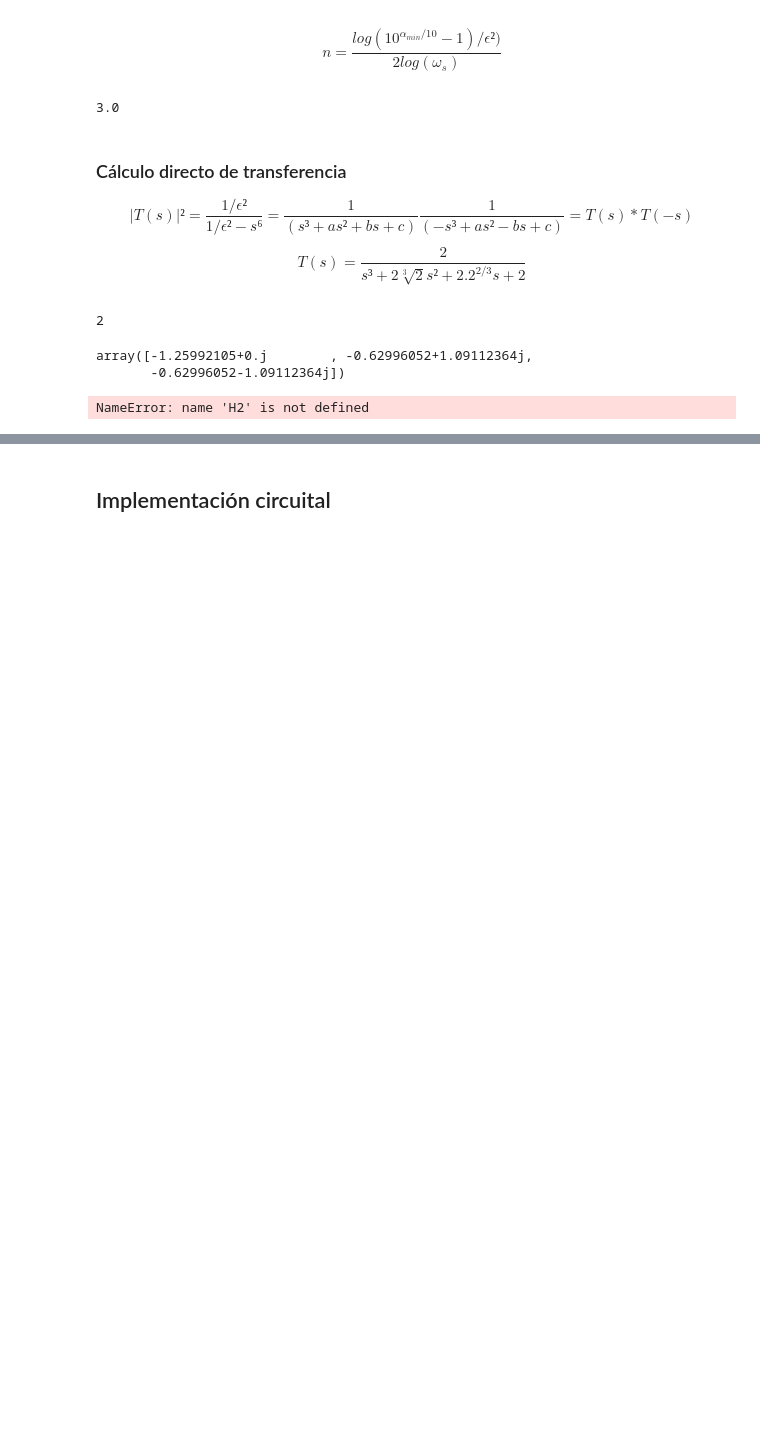
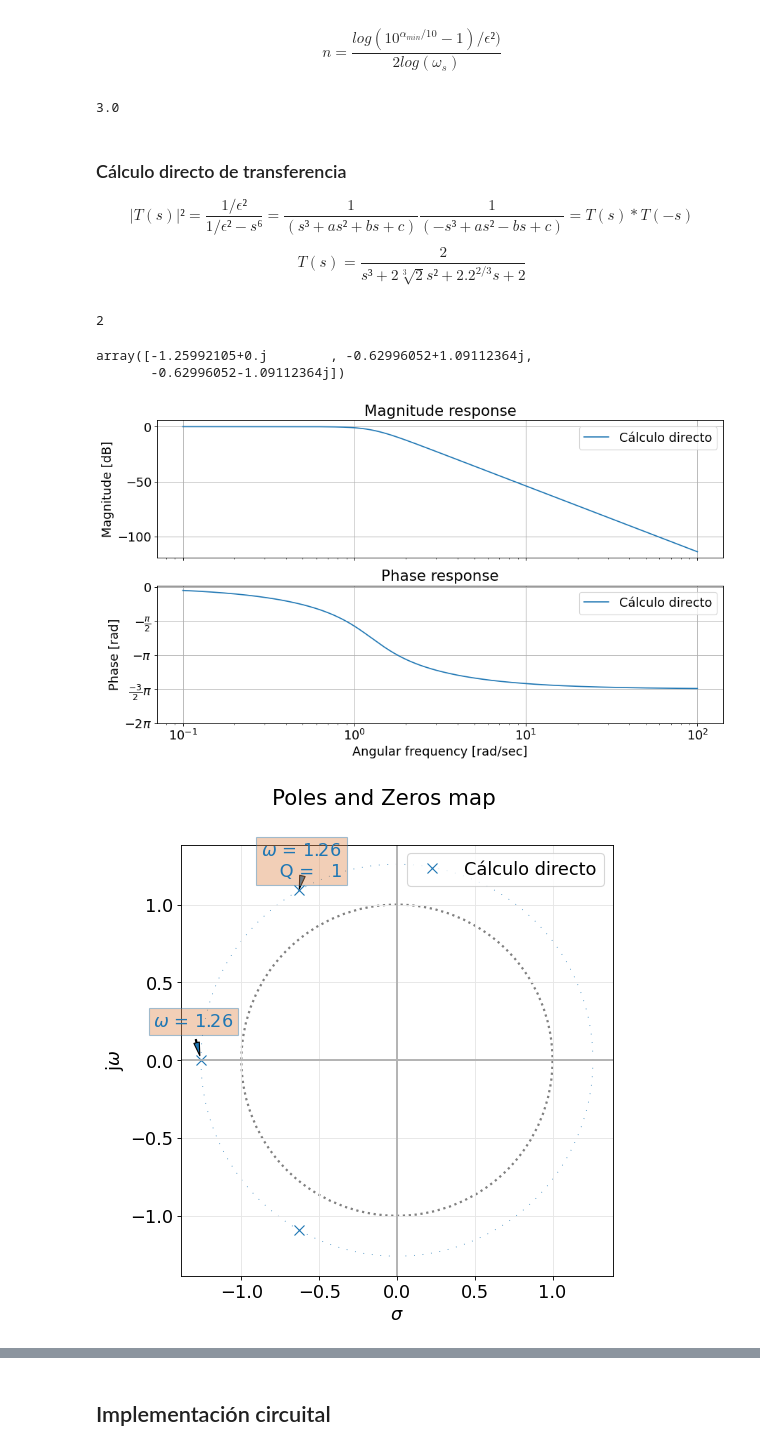
Before and after one commit to aletorres73/Facultad, a Jupyter notebook: TC2/JupyterNotebook/trabajo_semanal3_torres/TS3_Torres.ipynb, the cells around one changed output, grey strips where cells are left out. Drawn from its saved outputs; the diff is of its cells as text; code cells hidden in the pictures; blank space fills up the shorter version.

```diff
--- a/TC2/JupyterNotebook/trabajo_semanal3_torres/TS3_Torres.ipynb
+++ b/TC2/JupyterNotebook/trabajo_semanal3_torres/TS3_Torres.ipynb
@@ -165,6 +165,7 @@ np.roots(den2_lp)
 array([-1.25992105+0.j        , -0.62996052+1.09112364j,
        -0.62996052-1.09112364j])
 # %%
-analyze_sys(H2,['Cálculo directo'])
+analyze_sys(Ts,["Cálculo directo"])
 # %% [output]
-NameError: name 'H2' is not defined
+[figure, added]
+[figure, added]
```
Also changed, not shown: parts of 10 cells of this notebook, 7 other files.
